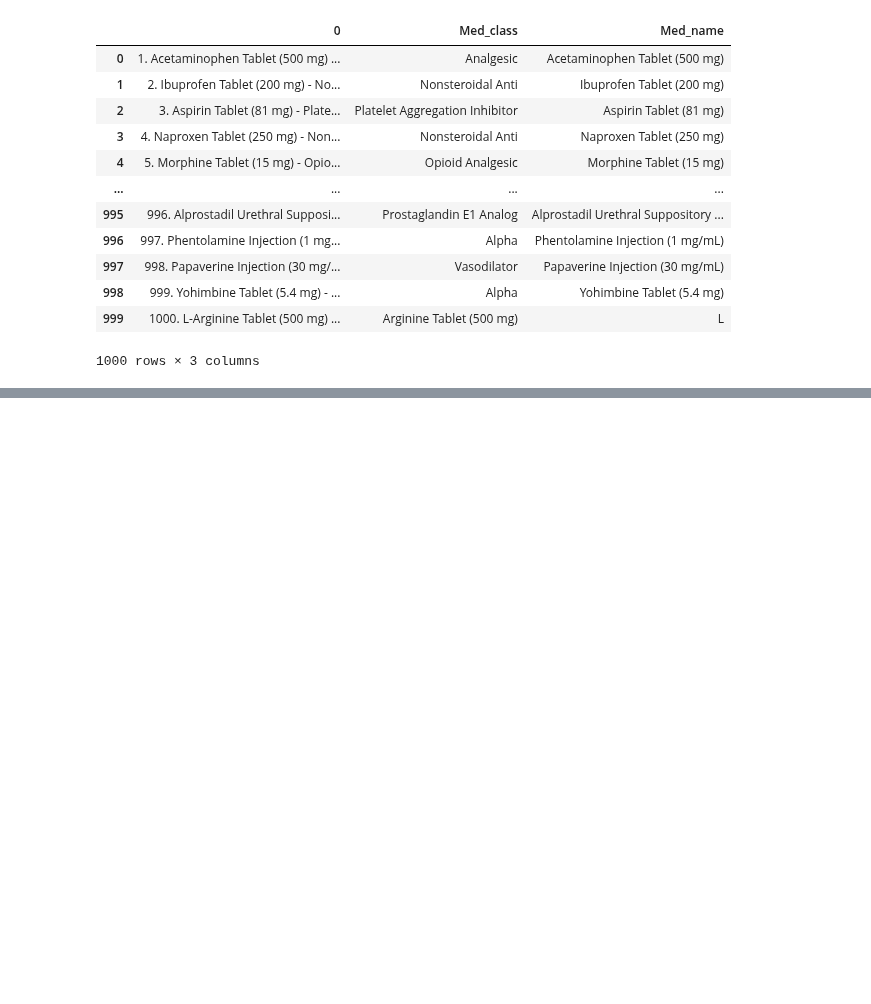
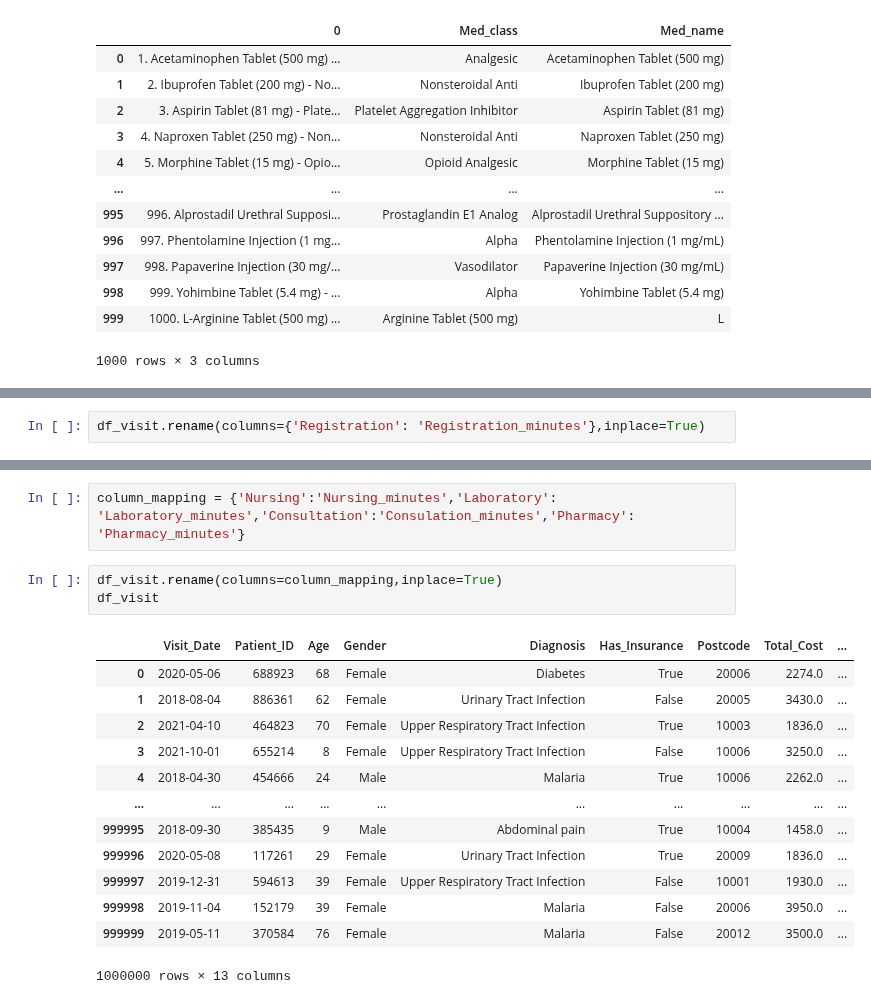
Before and after one commit to seoyeonc/Research_area, a Jupyter notebook: posts/1_note/2025-06-04-Python Data Analysis for Healthcare_Note_1.ipynb, the cells around one changed output, grey strips where cells are left out. Cells and saved outputs as stored; diff of their text form; blank space fills up the shorter version.

```diff
--- a/posts/1_note/2025-06-04-Python Data Analysis for Healthcare_Note_1.ipynb
+++ b/posts/1_note/2025-06-04-Python Data Analysis for Healthcare_Note_1.ipynb
@@ -149,0 +314,2 @@ df_med
+# %%
+df_visit.rename(columns={'Registration': 'Registration_minutes'},inplace=True)
@@ -149,0 +329,19 @@ df_med
+# %%
+column_mapping = {'Nursing':'Nursing_minutes','Laboratory': 'Laboratory_minutes','Consultation':'Consulation_minutes','Pharmacy': 'Pharmacy_minutes'}
+# %%
+df_visit.rename(columns=column_mapping,inplace=True)
+df_visit
+# %% [output]
+|  | Visit_Date | Patient_ID | Age | Gender | Diagnosis | Has_Insurance | Postcode | Total_Cost | ... |
+| 0 | 2020-05-06 | 688923 | 68 | Female | Diabetes | True | 20006 | 2274.0 | ... |
+| 1 | 2018-08-04 | 886361 | 62 | Female | Urinary Tract Infection | False | 20005 | 3430.0 | ... |
+| 2 | 2021-04-10 | 464823 | 70 | Female | Upper Respiratory Tract Infection | True | 10003 | 1836.0 | ... |
+| 3 | 2021-10-01 | 655214 | 8 | Female | Upper Respiratory Tract Infection | False | 10006 | 3250.0 | ... |
+| 4 | 2018-04-30 | 454666 | 24 | Male | Malaria | True | 10006 | 2262.0 | ... |
+| ... | ... | ... | ... | ... | ... | ... | ... | ... | ... |
+| 999995 | 2018-09-30 | 385435 | 9 | Male | Abdominal pain | True | 10004 | 1458.0 | ... |
+| 999996 | 2020-05-08 | 117261 | 29 | Female | Urinary Tract Infection | True | 20009 | 1836.0 | ... |
+| 999997 | 2019-12-31 | 594613 | 39 | Female | Upper Respiratory Tract Infection | False | 10001 | 1930.0 | ... |
+| 999998 | 2019-11-04 | 152179 | 39 | Female | Malaria | False | 20006 | 3950.0 | ... |
+| 999999 | 2019-05-11 | 370584 | 76 | Female | Malaria | False | 20012 | 3500.0 | ... |
+1000000 rows × 13 columns
```
Also changed, not shown: parts of 19 cells of this notebook, 1 other file.
